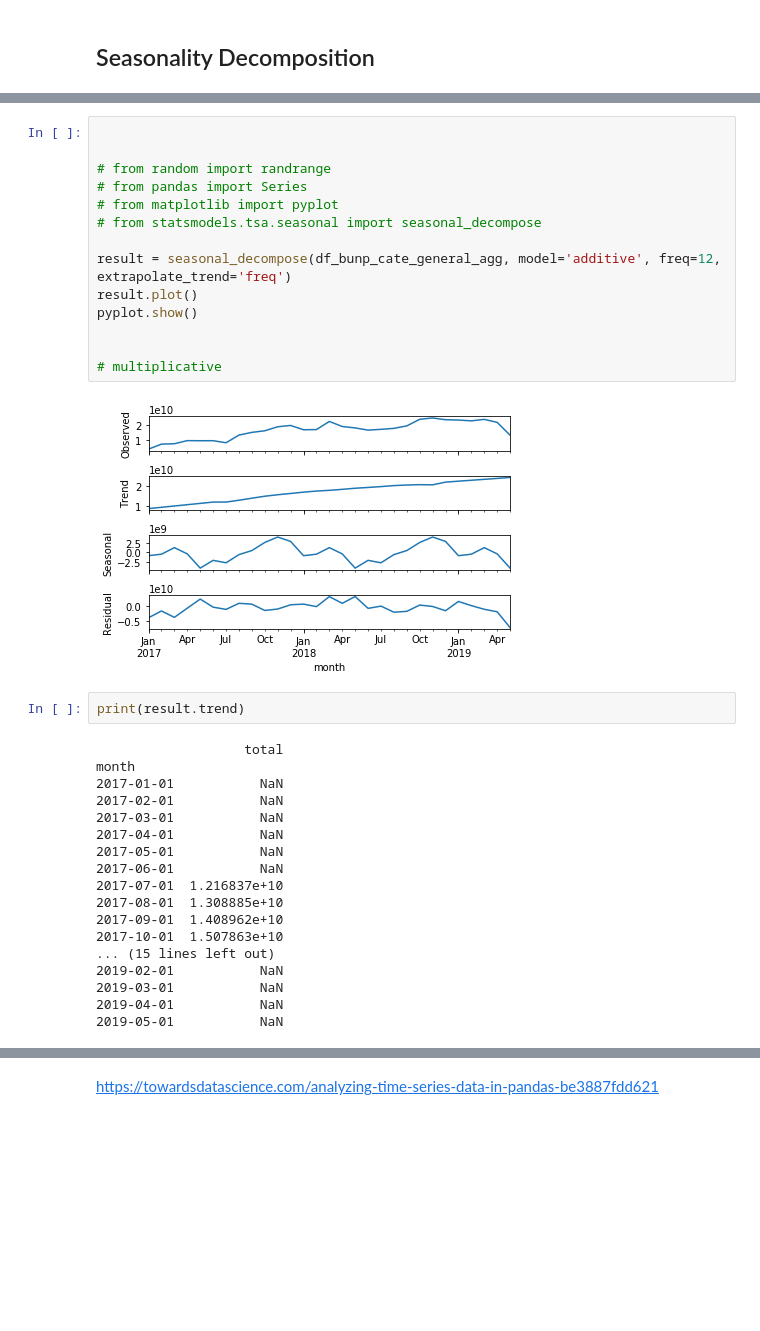
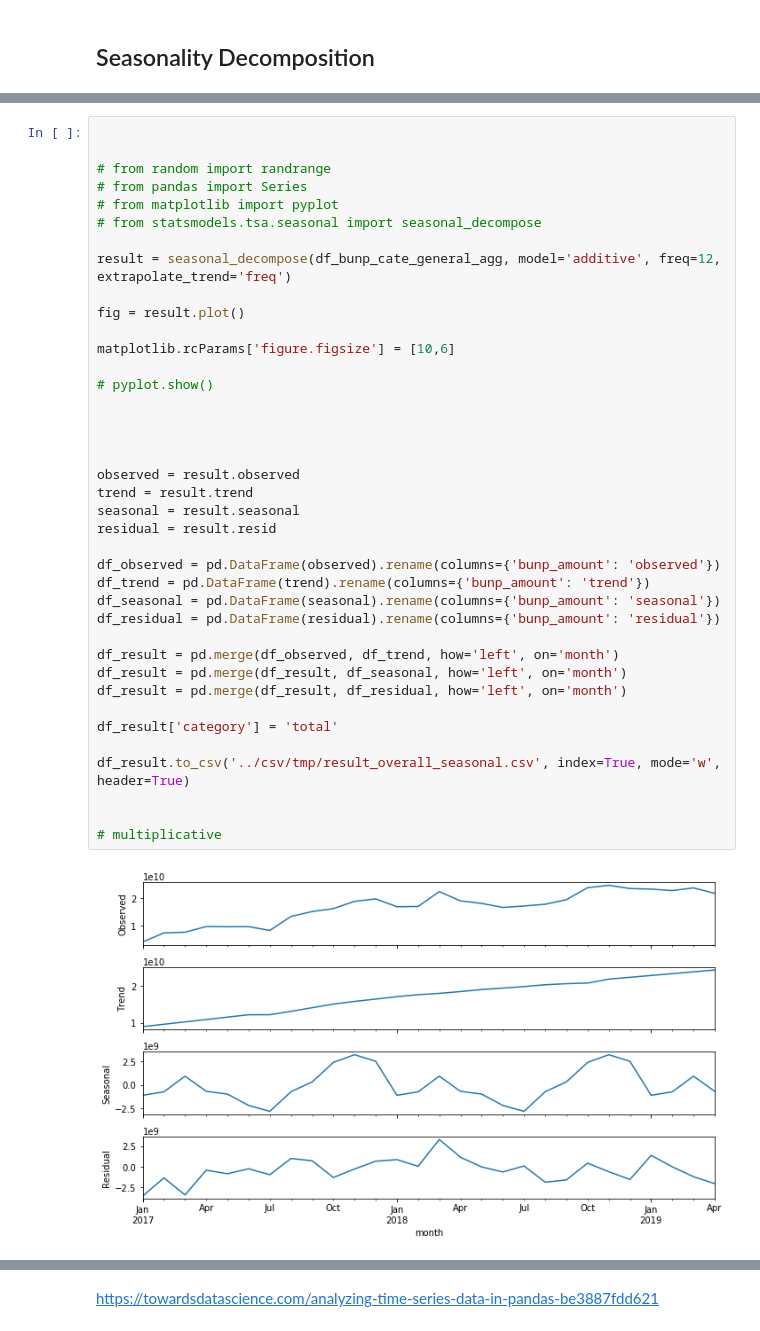
Before and after one commit to kiyoja07/python-bunjang, a Jupyter notebook: data-analysis/jupyter/bunp_seasonality.ipynb, the cells around one changed output, grey strips where cells are left out. Saved outputs shown, nothing was run; the diff lists cells and outputs as text; blank space fills up the shorter version.

```diff
--- a/data-analysis/jupyter/bunp_seasonality.ipynb
+++ b/data-analysis/jupyter/bunp_seasonality.ipynb
@@ -121,37 +106,42 @@ from matplotlib import pyplot
 from statsmodels.tsa.seasonal import seasonal_decompose
-# %%
-
-
-# from random import randrange
-# from pandas import Series
-# from matplotlib import pyplot
-# from statsmodels.tsa.seasonal import seasonal_decompose
-
-result = seasonal_decompose(df_bunp_cate_general_agg, model='additive', freq=12, extrapolate_trend='freq')
-result.plot()
-pyplot.show()
-
-
-# multiplicative
-# %% [output]
-[figure, removed]
-# %%
-print(result.trend)
-# %% [output]
-                   total
-month
-2017-01-01           NaN
-2017-02-01           NaN
-2017-03-01           NaN
-2017-04-01           NaN
-2017-05-01           NaN
-2017-06-01           NaN
-2017-07-01  1.216837e+10
-2017-08-01  1.308885e+10
-2017-09-01  1.408962e+10
-2017-10-01  1.507863e+10
-... (15 lines left out)
-2019-02-01           NaN
-2019-03-01           NaN
-2019-04-01           NaN
-2019-05-01           NaN
+# %%
+
+
+# from random import randrange
+# from pandas import Series
+# from matplotlib import pyplot
+# from statsmodels.tsa.seasonal import seasonal_decompose
+
+result = seasonal_decompose(df_bunp_cate_general_agg, model='additive', freq=12, extrapolate_trend='freq')
+
+fig = result.plot()
+
+matplotlib.rcParams['figure.figsize'] = [10,6]
+
+# pyplot.show()
+
+
+
+
+observed = result.observed
+trend = result.trend
+seasonal = result.seasonal
+residual = result.resid
+
+df_observed = pd.DataFrame(observed).rename(columns={'bunp_amount': 'observed'})
+df_trend = pd.DataFrame(trend).rename(columns={'bunp_amount': 'trend'})
+df_seasonal = pd.DataFrame(seasonal).rename(columns={'bunp_amount': 'seasonal'})
+df_residual = pd.DataFrame(residual).rename(columns={'bunp_amount': 'residual'})
+
+df_result = pd.merge(df_observed, df_trend, how='left', on='month')
+df_result = pd.merge(df_result, df_seasonal, how='left', on='month')
+df_result = pd.merge(df_result, df_residual, how='left', on='month')
+
+df_result['category'] = 'total'
+
+df_result.to_csv('../csv/tmp/result_overall_seasonal.csv', index=True, mode='w', header=True)
+
+
+# multiplicative
+# %% [output]
+[figure, added]
```
Also changed, not shown: parts of 19 cells of this notebook.
